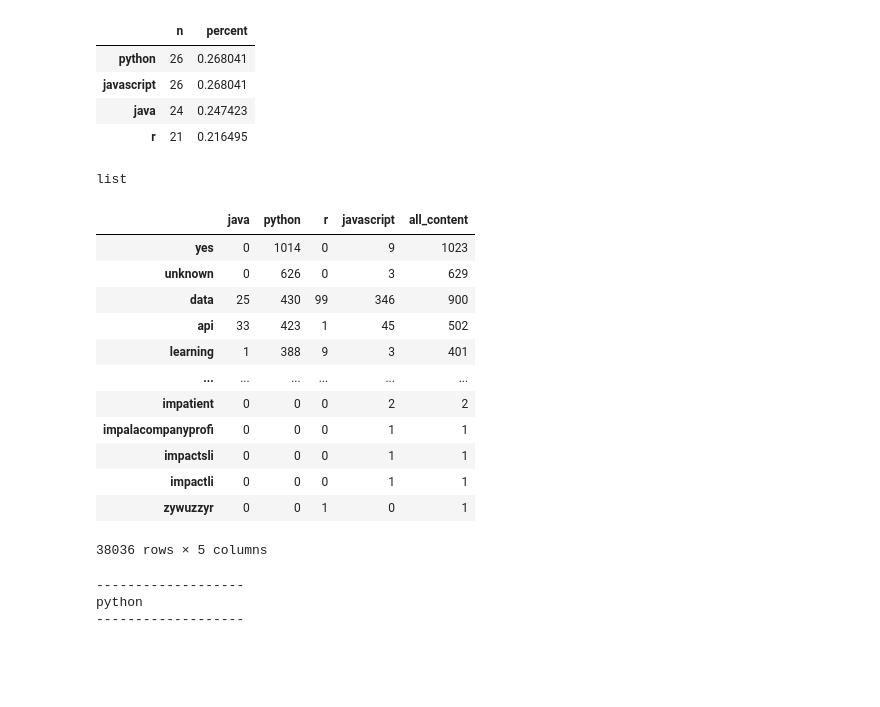
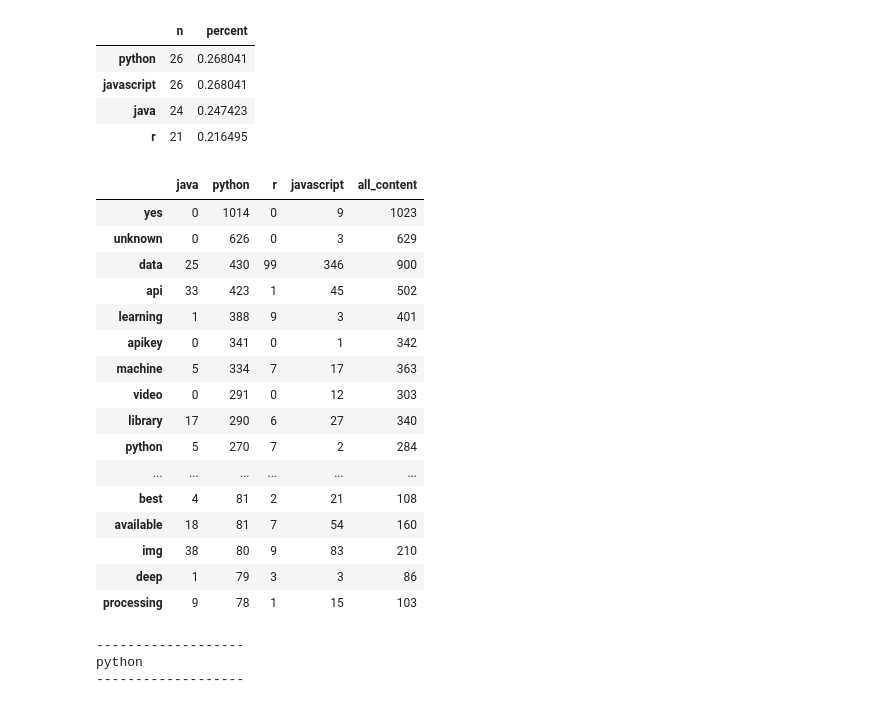
Before and after one commit to Murphy-Quach-Carter/NLP-Project, a Jupyter notebook: initial_project_robert_final.ipynb, the cells around one changed output. Saved outputs shown, nothing was run; the diff lists cells and outputs as text; code cells hidden in the pictures; blank space fills up the shorter version.

```diff
--- a/initial_project_robert_final.ipynb
+++ b/initial_project_robert_final.ipynb
@@ -218,29 +218,29 @@ r_words = re.sub(r'[^\w\s]', '', r_read).split()
 python_words = re.sub(r'[^\w\s]', '', python_read).split()
 javascript_words = re.sub(r'[^\w\s]', '', javascript_read).split()
 all_content_words = re.sub(r'[^\w\s]', '', all_content).split()
-# %%
-type(java_words)
-# %% [output]
-list
 # %%
 #naming the columns
 word_counts.columns = ['java', 'python', 'r', 'javascript', 'all_content']
 # %%
-word_counts.sort_values('python', ascending = False)
+word_counts.sort_values('python', ascending = False).head(50)
 # %% [output]
 |  | java | python | r | javascript | all_content |
 | yes | 0 | 1014 | 0 | 9 | 1023 |
 | unknown | 0 | 626 | 0 | 3 | 629 |
 | data | 25 | 430 | 99 | 346 | 900 |
 | api | 33 | 423 | 1 | 45 | 502 |
 | learning | 1 | 388 | 9 | 3 | 401 |
+| apikey | 0 | 341 | 0 | 1 | 342 |
+| machine | 5 | 334 | 7 | 17 | 363 |
+| video | 0 | 291 | 0 | 12 | 303 |
+| library | 17 | 290 | 6 | 27 | 340 |
+| python | 5 | 270 | 7 | 2 | 284 |
 | ... | ... | ... | ... | ... | ... |
-| impatient | 0 | 0 | 0 | 2 | 2 |
-| impalacompanyprofi | 0 | 0 | 0 | 1 | 1 |
-| impactsli | 0 | 0 | 0 | 1 | 1 |
-| impactli | 0 | 0 | 0 | 1 | 1 |
-| zywuzzyr | 0 | 0 | 1 | 0 | 1 |
+| best | 4 | 81 | 2 | 21 | 108 |
+| available | 18 | 81 | 7 | 54 | 160 |
+| img | 38 | 80 | 9 | 83 | 210 |
+| deep | 1 | 79 | 3 | 3 | 86 |
+| processing | 9 | 78 | 1 | 15 | 103 |
-38036 rows × 5 columns
 # %%
 #type 20 words for python
 python_top_20 = word_counts.python.sort_values(ascending = False).head(40)
```
Also changed, not shown: parts of 11 cells of this notebook.
